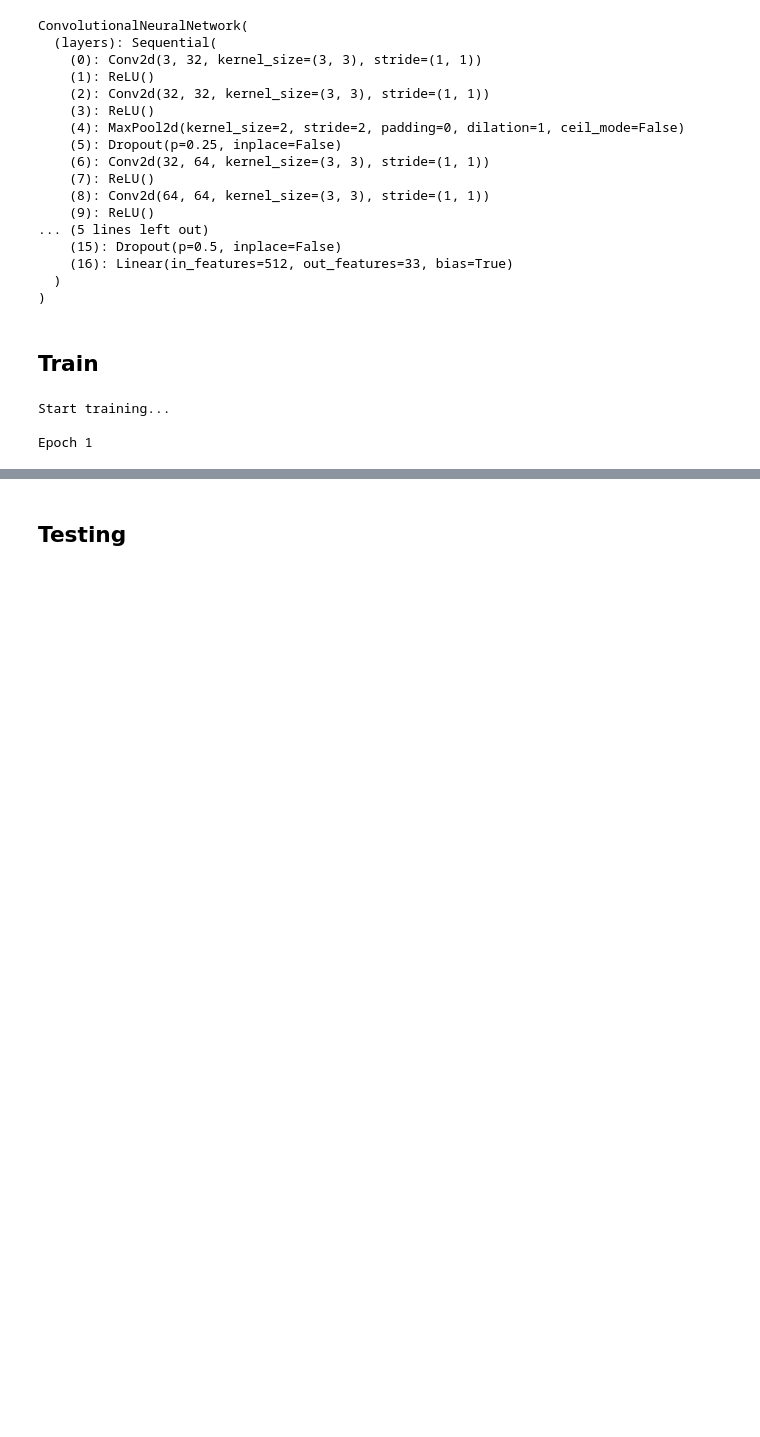
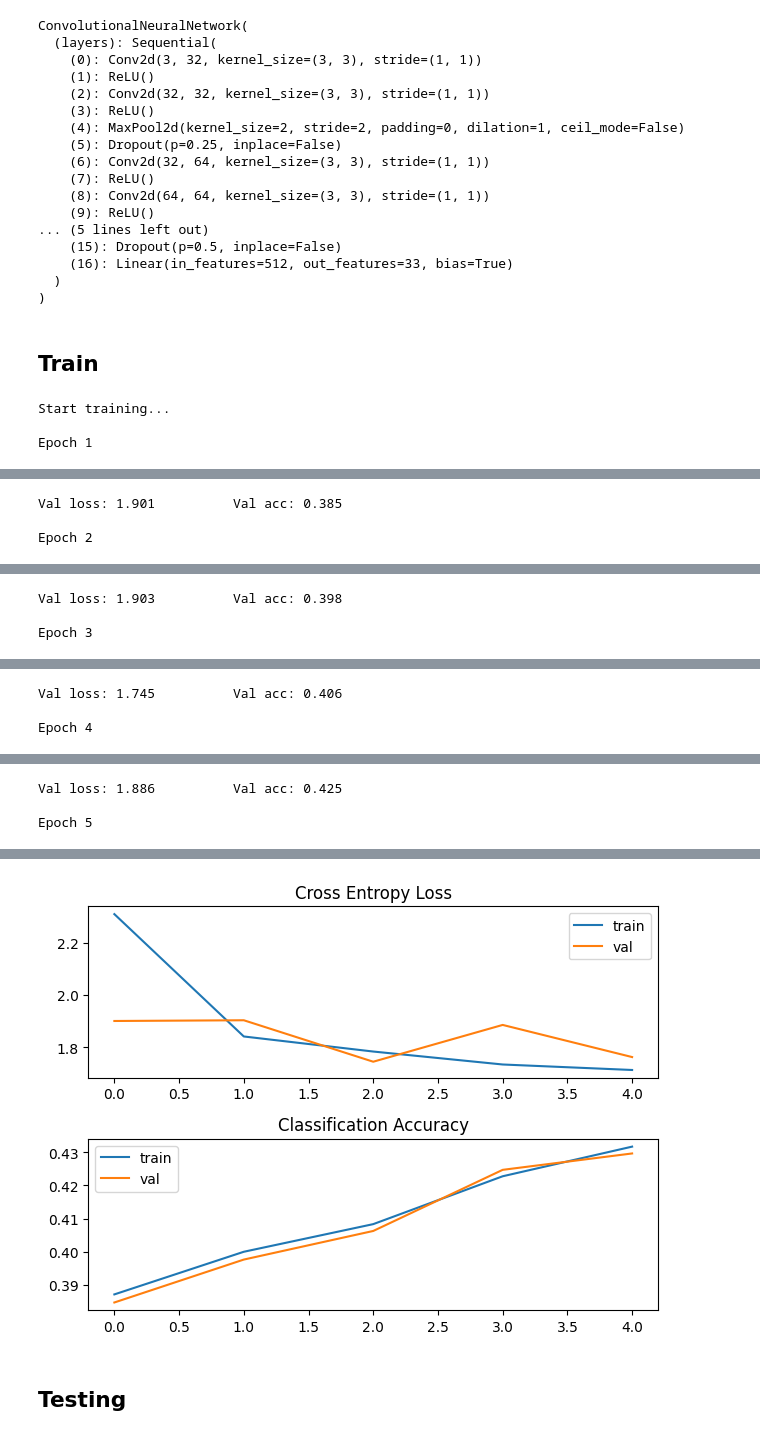
Before and after one commit to Johnny-droid/Lego-Image-Detector, a Jupyter notebook: p2/task2.ipynb, the cells around one changed output, grey strips where cells are left out. Cells and saved outputs as stored; diff of their text form; code cells hidden in the pictures; blank space fills up the shorter version.

```diff
--- a/p2/task2.ipynb
+++ b/p2/task2.ipynb
@@ -416,7 +416,7 @@ def train(model, model_name, num_epochs, train_dataloader, validation_dataloader
   print("Finished")
   return train_history, val_history
 # %%
-def plotTrainingHistory(train_history, val_history):
+def plotTrainingHistory(train_history, val_history, stat='accuracy'):
     plt.subplot(2, 1, 1)
     plt.title('Cross Entropy Loss')
     plt.plot(train_history['loss'], label='train')
@@ -424,15 +424,15 @@ def plotTrainingHistory(train_history, val_history):
     plt.legend(loc='best')
 
     plt.subplot(2, 1, 2)
-    plt.title('Classification Accuracy')
-    plt.plot(train_history['accuracy'], label='train')
-    plt.plot(val_history['accuracy'], label='val')
+    plt.title('Classification ' + stat)
+    plt.plot(train_history[stat], label='train')
+    plt.plot(val_history[stat], label='val')
 
     plt.tight_layout()
     plt.legend(loc='best')
     plt.show()
 # %%
-num_epochs = 1
+num_epochs = 5
 model_name = 'custom_CNN'
 
 # Define loss function and optimizer
@@ -449,0 +450,3 @@ KeyboardInterrupt:
+Val loss: 1.901          Val acc: 0.385
+
+Epoch 2
@@ -449,0 +454,3 @@ KeyboardInterrupt:
+Val loss: 1.903          Val acc: 0.398
+
+Epoch 3
@@ -449,0 +458,3 @@ KeyboardInterrupt:
+Val loss: 1.745          Val acc: 0.406
+
+Epoch 4
@@ -449,0 +462,3 @@ KeyboardInterrupt:
+Val loss: 1.886          Val acc: 0.425
+
+Epoch 5
@@ -450,3 +468,4 @@ KeyboardInterrupt:
+[figure, added]
 # %% [markdown]
 ## Testing
 # %%
```
Also changed, not shown: parts of 12 cells of this notebook.
